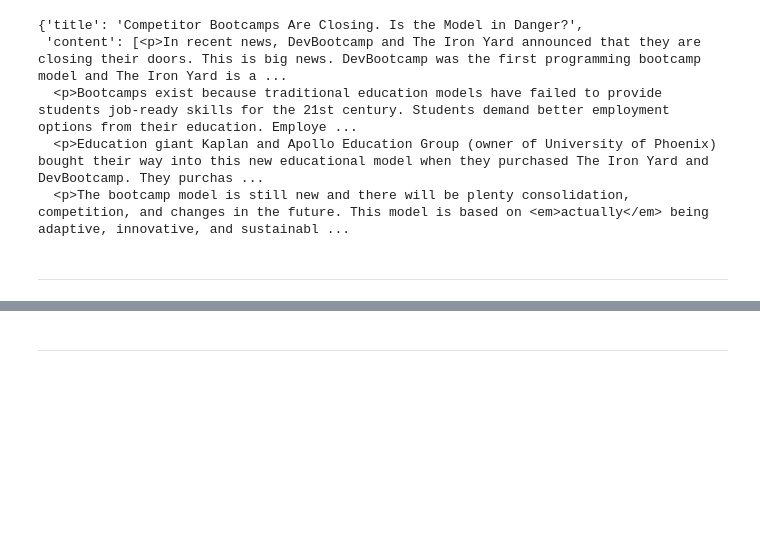
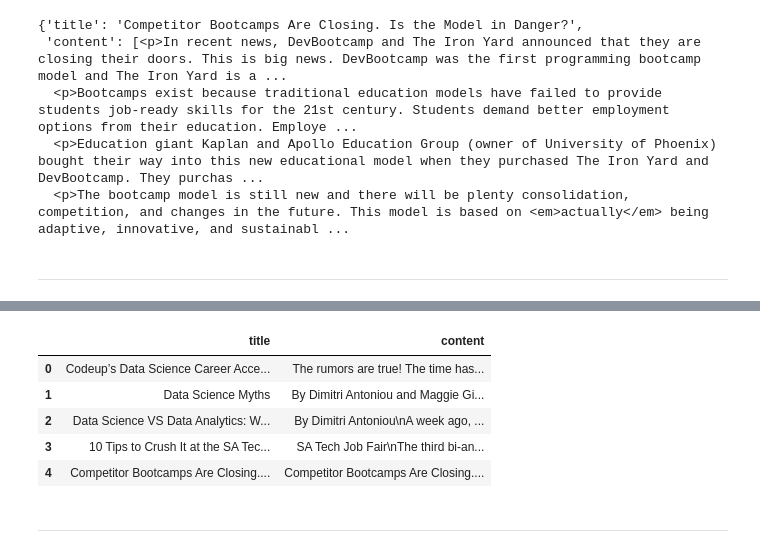
Before and after one commit to justin-m-sullivan/natural-language-processing-exercises, a Jupyter notebook: acquire.ipynb, the cells around one changed output, grey strips where cells are left out. Saved outputs shown, nothing was run; the diff lists cells and outputs as text; code cells hidden in the pictures; blank space fills up the shorter version.

```diff
--- a/acquire.ipynb
+++ b/acquire.ipynb
@@ -398,8 +403,8 @@ urls = ['https://codeup.com/codeups-data-science-career-accelerator-is-here/', '
         'https://codeup.com/data-science-vs-data-analytics-whats-the-difference/', 'https://codeup.com/10-tips-to-crush-it-at-the-sa-tech-job-fair/',
         'https://codeup.com/competitor-bootcamps-are-closing-is-the-model-in-danger/']
 
-def get_codeup_blogs(urls):
-    blog_df = []
+def get_blog_articles(urls):
+    output = {}
 
     for url in urls:
         headers = {'User-Agent': 'Codeup Data Science'}
@@ -411,8 +416,8 @@ def get_codeup_blogs(urls):
         blog = blog_container[0]
 
         blog_dict = {"title": blog.find('h1').text,
-        "content": blog.find_all('p')[0:]}
+        "content": blog.select('.jupiterx-post-content')[0].text}
 
-        blog_df.append(blog_dict)
+        output.append(blog_dict)
 
-    return blog_df
+    return  output
@@ -439,3 +424,14 @@ get_codeup_blogs(urls)
+# %%
+df = pd.DataFrame(get_codeup_blogs(urls))
+# %%
+df
+# %% [output]
+|  | title | content |
+| 0 | Codeup’s Data Science Career Acce... | The rumors are true! The time has... |
+| 1 | Data Science Myths | By Dimitri Antoniou and Maggie Gi... |
+| 2 | Data Science VS Data Analytics: W... | By Dimitri Antoniou\nA week ago, ... |
+| 3 | 10 Tips to Crush It at the SA Tec... | SA Tech Job Fair\nThe third bi-an... |
+| 4 | Competitor Bootcamps Are Closing.... | Competitor Bootcamps Are Closing.... |
 # %% [markdown]
 ---
 # %% [markdown]
```
Also changed, not shown: parts of 16 cells of this notebook.
